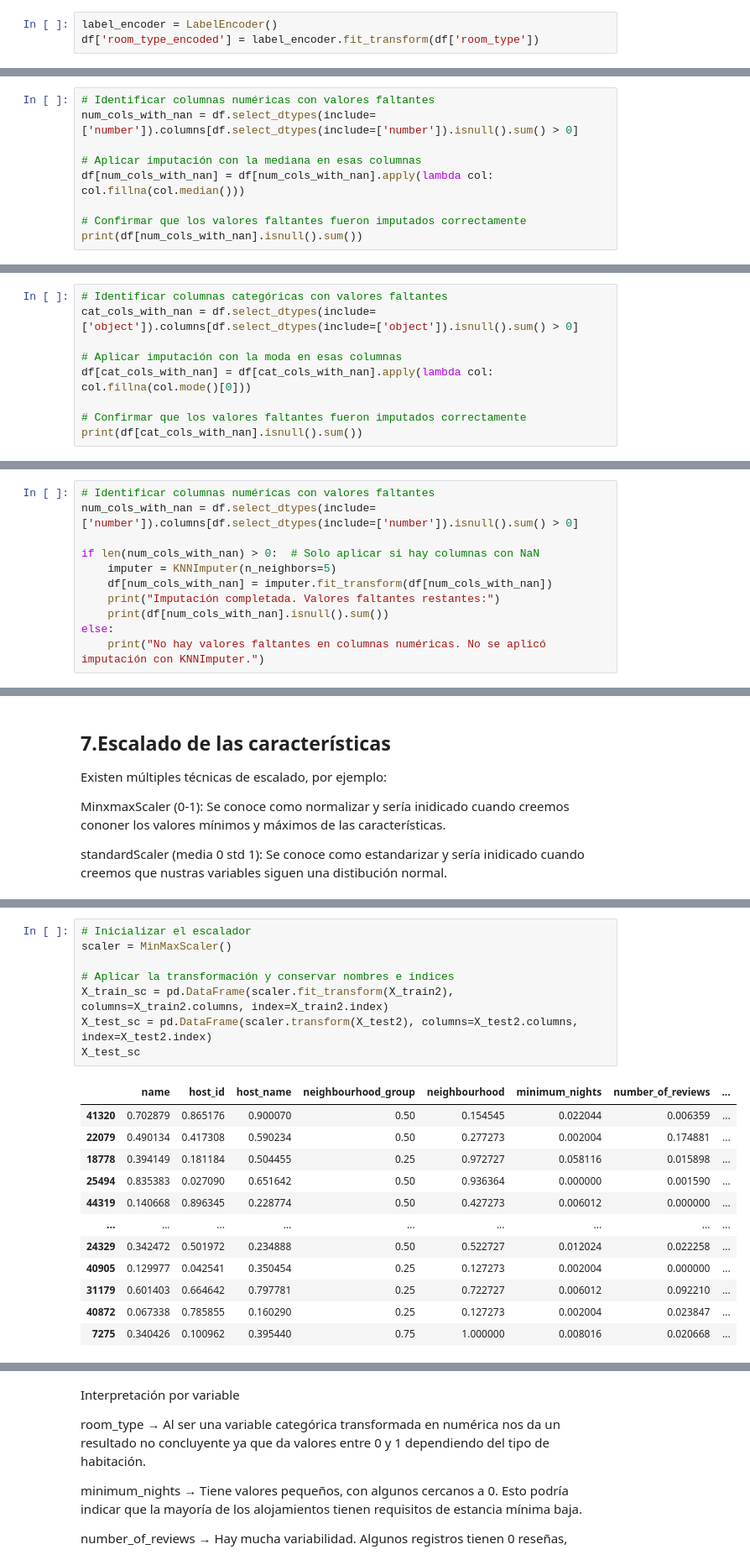
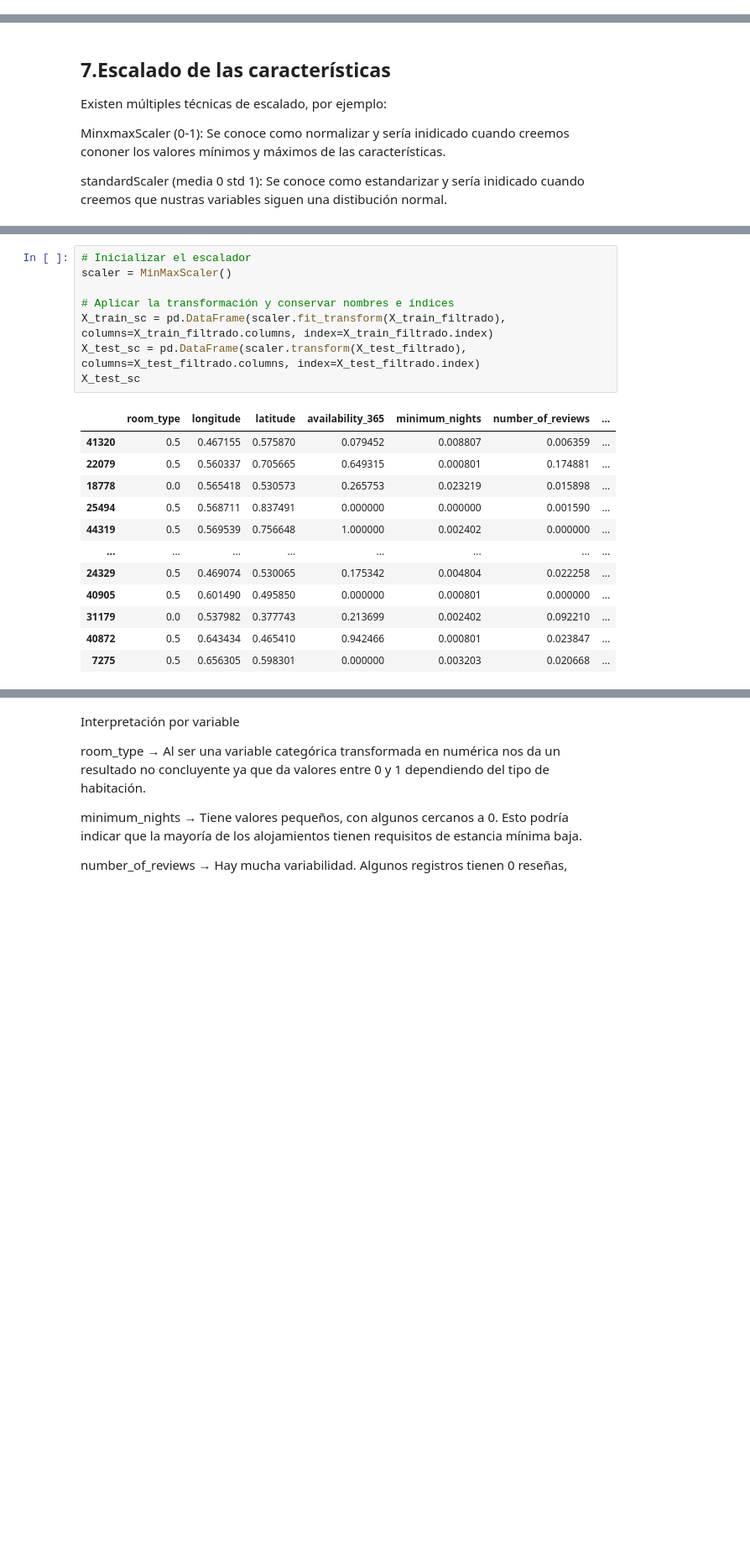
Before and after one commit to 4GeeksAcademy/Jacinto-Proyecto-procesamiento-datos, a Jupyter notebook: src/explore.ipynb, the cells around one changed output, grey strips where cells are left out. Shown at 84% size. Drawn from its saved outputs; the diff is of its cells as text; blank space fills up the shorter version.

```diff
--- a/src/explore.ipynb
+++ b/src/explore.ipynb
@@ -328,3 +256,0 @@ Este método asigna números enteros únicos a cada categoría, útil para model
-# %%
-label_encoder = LabelEncoder()
-df['room_type_encoded'] = label_encoder.fit_transform(df['room_type'])
@@ -426,9 +343,0 @@ Ninguna columna numérica tiene valores faltantes, por lo que no es necesario ap
-# %%
-# Identificar columnas numéricas con valores faltantes
-num_cols_with_nan = df.select_dtypes(include=['number']).columns[df.select_dtypes(include=['number']).isnull().sum() > 0]
-
-# Aplicar imputación con la mediana en esas columnas
-df[num_cols_with_nan] = df[num_cols_with_nan].apply(lambda col: col.fillna(col.median()))
-
-# Confirmar que los valores faltantes fueron imputados correctamente
-print(df[num_cols_with_nan].isnull().sum())
@@ -441,9 +343,0 @@ Ninguna columna numérica tiene valores faltantes, por lo que no es necesario ap
-# %%
-# Identificar columnas categóricas con valores faltantes
-cat_cols_with_nan = df.select_dtypes(include=['object']).columns[df.select_dtypes(include=['object']).isnull().sum() > 0]
-
-# Aplicar imputación con la moda en esas columnas
-df[cat_cols_with_nan] = df[cat_cols_with_nan].apply(lambda col: col.fillna(col.mode()[0]))
-
-# Confirmar que los valores faltantes fueron imputados correctamente
-print(df[cat_cols_with_nan].isnull().sum())
@@ -460,11 +343,0 @@ Si los datos tienen relaciones con otras variables, el algoritmo KNN puede ser
-# %%
-# Identificar columnas numéricas con valores faltantes
-num_cols_with_nan = df.select_dtypes(include=['number']).columns[df.select_dtypes(include=['number']).isnull().sum() > 0]
-
-if len(num_cols_with_nan) > 0:  # Solo aplicar si hay columnas con NaN
-    imputer = KNNImputer(n_neighbors=5)
-    df[num_cols_with_nan] = imputer.fit_transform(df[num_cols_with_nan])
-    print("Imputación completada. Valores faltantes restantes:")
-    print(df[num_cols_with_nan].isnull().sum())
-else:
-    print("No hay valores faltantes en columnas numéricas. No se aplicó imputación con KNNImputer.")
@@ -873,21 +733,21 @@ X_test_minmax: (9777, 12), X_test_standard: (9777, 12)
 # %%
 # Inicializar el escalador
 scaler = MinMaxScaler()
 
 # Aplicar la transformación y conservar nombres e índices
-X_train_sc = pd.DataFrame(scaler.fit_transform(X_train2), columns=X_train2.columns, index=X_train2.index)
-X_test_sc = pd.DataFrame(scaler.transform(X_test2), columns=X_test2.columns, index=X_test2.index)
+X_train_sc = pd.DataFrame(scaler.fit_transform(X_train_filtrado), columns=X_train_filtrado.columns, index=X_train_filtrado.index)
+X_test_sc = pd.DataFrame(scaler.transform(X_test_filtrado), columns=X_test_filtrado.columns, index=X_test_filtrado.index)
 X_test_sc
 # %% [output]
-|  | name | host_id | host_name | neighbourhood_group | neighbourhood | minimum_nights | number_of_reviews | ... |
-| 41320 | 0.702879 | 0.865176 | 0.900070 | 0.50 | 0.154545 | 0.022044 | 0.006359 | ... |
-| 22079 | 0.490134 | 0.417308 | 0.590234 | 0.50 | 0.277273 | 0.002004 | 0.174881 | ... |
-| 18778 | 0.394149 | 0.181184 | 0.504455 | 0.25 | 0.972727 | 0.058116 | 0.015898 | ... |
-| 25494 | 0.835383 | 0.027090 | 0.651642 | 0.50 | 0.936364 | 0.000000 | 0.001590 | ... |
-| 44319 | 0.140668 | 0.896345 | 0.228774 | 0.50 | 0.427273 | 0.006012 | 0.000000 | ... |
-| ... | ... | ... | ... | ... | ... | ... | ... | ... |
-| 24329 | 0.342472 | 0.501972 | 0.234888 | 0.50 | 0.522727 | 0.012024 | 0.022258 | ... |
-| 40905 | 0.129977 | 0.042541 | 0.350454 | 0.25 | 0.127273 | 0.002004 | 0.000000 | ... |
-| 31179 | 0.601403 | 0.664642 | 0.797781 | 0.25 | 0.722727 | 0.006012 | 0.092210 | ... |
-| 40872 | 0.067338 | 0.785855 | 0.160290 | 0.25 | 0.127273 | 0.002004 | 0.023847 | ... |
-| 7275 | 0.340426 | 0.100962 | 0.395440 | 0.75 | 1.000000 | 0.008016 | 0.020668 | ... |
+|  | room_type | longitude | latitude | availability_365 | minimum_nights | number_of_reviews | ... |
+| 41320 | 0.5 | 0.467155 | 0.575870 | 0.079452 | 0.008807 | 0.006359 | ... |
+| 22079 | 0.5 | 0.560337 | 0.705665 | 0.649315 | 0.000801 | 0.174881 | ... |
+| 18778 | 0.0 | 0.565418 | 0.530573 | 0.265753 | 0.023219 | 0.015898 | ... |
+| 25494 | 0.5 | 0.568711 | 0.837491 | 0.000000 | 0.000000 | 0.001590 | ... |
+| 44319 | 0.5 | 0.569539 | 0.756648 | 1.000000 | 0.002402 | 0.000000 | ... |
+| ... | ... | ... | ... | ... | ... | ... | ... |
+| 24329 | 0.5 | 0.469074 | 0.530065 | 0.175342 | 0.004804 | 0.022258 | ... |
+| 40905 | 0.5 | 0.601490 | 0.495850 | 0.000000 | 0.000801 | 0.000000 | ... |
+| 31179 | 0.0 | 0.537982 | 0.377743 | 0.213699 | 0.002402 | 0.092210 | ... |
+| 40872 | 0.5 | 0.643434 | 0.465410 | 0.942466 | 0.000801 | 0.023847 | ... |
+| 7275 | 0.5 | 0.656305 | 0.598301 | 0.000000 | 0.003203 | 0.020668 | ... |
```
Also changed, not shown: parts of 49 cells of this notebook.
